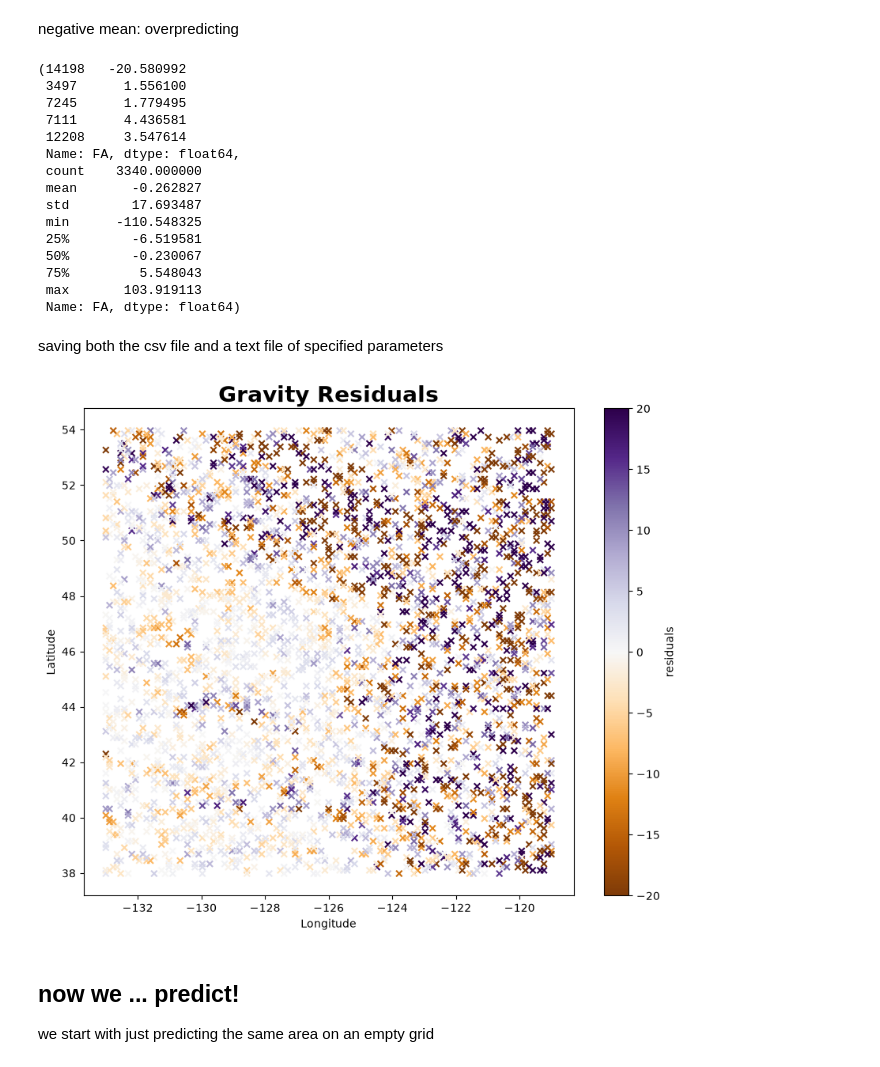
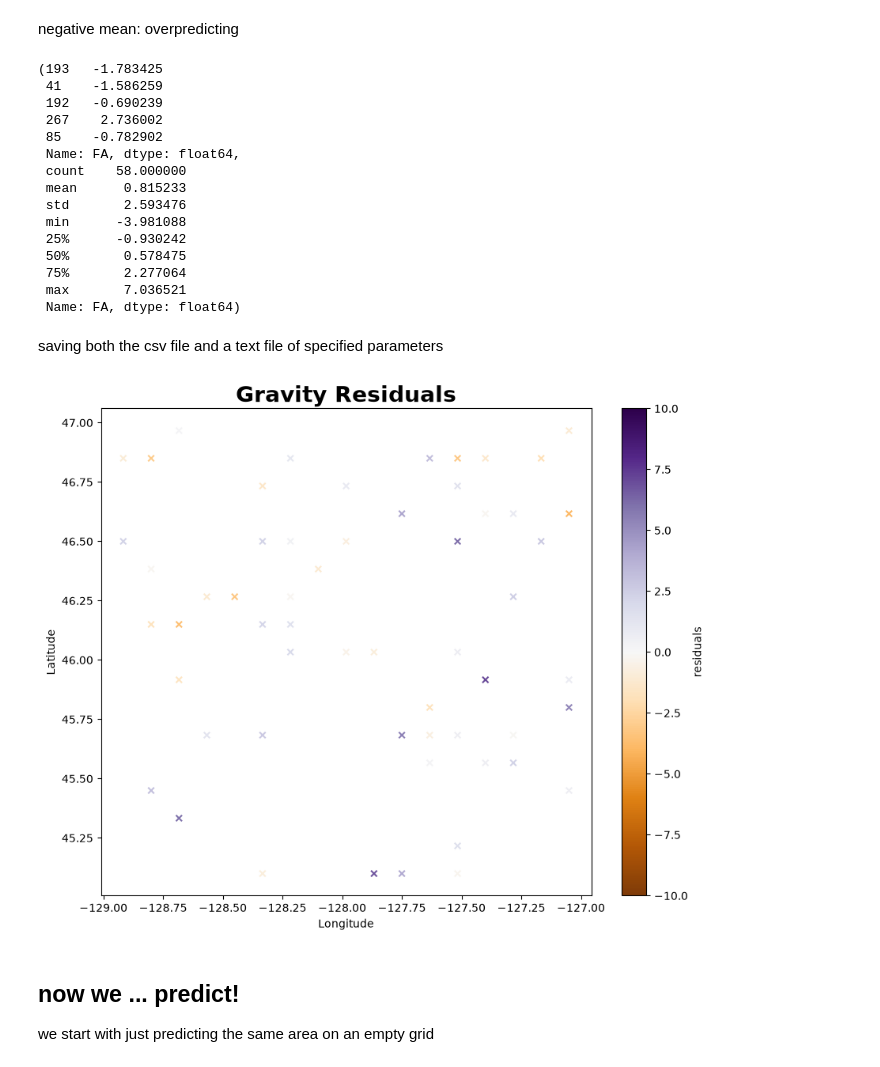
Before and after one commit to sydpas/gbdt_model, a Jupyter notebook: src/gravity_LOLAex.ipynb, the cells around one changed output. Saved outputs shown, nothing was run; the diff lists cells and outputs as text; code cells hidden in the pictures.

```diff
--- a/src/gravity_LOLAex.ipynb
+++ b/src/gravity_LOLAex.ipynb
@@ -10,7 +10,7 @@ from scipy.interpolate import griddata
 from sklearn.model_selection import train_test_split
 from sklearn.metrics import r2_score, root_mean_squared_error
 # %%
-df = pd.read_csv('..\\data\\lola_grav_age_q_z_bath.csv')
+df = pd.read_csv('..\\data\\filt_lola_grav_age_q_z_bath_srtm.csv')
 df.head()
 # %% [output]
 |  | long | lat | FA | age | q_ihfc | q_ps | q_stein | ps_z | stein_z | bathy |
@@ -48,7 +48,7 @@ y.head()
 Name: FA, dtype: float64
 # %%
 ts = 0.2
-rs = 17
+rs = 22
 
 x_train, x_test, y_train, y_test = train_test_split(x, y, test_size=ts, random_state = rs)
 # %%
@@ -118,12 +118,12 @@ params = {
     'learning_rate':lr,
     'num_leaves':nl,
     'min_data_in_leaf': mdil,
-    'verbose':1
+    'verbose':-1
 }
 # %% [markdown]
 testing nbr and lr, 500 has R^2 of 0.69 as of aug 14 2:59 pm
 
 nbr is total number of trees build in the model
 # %%
-nbr = 500
+nbr = 100
 model = lgb.train(params, train_data, valid_sets = [test_data], num_boost_round=nbr)
@@ -154,20 +161,20 @@ negative mean: overpredicting
 # %%
 residuals.head(), residuals.describe()
 # %% [output]
-(14198   -20.580992
- 3497      1.556100
- 7245      1.779495
- 7111      4.436581
- 12208     3.547614
+(193   -1.783425
+ 41    -1.586259
+ 192   -0.690239
+ 267    2.736002
+ 85    -0.782902
  Name: FA, dtype: float64,
- count    3340.000000
- mean       -0.262827
- std        17.693487
- min      -110.548325
- 25%        -6.519581
- 50%        -0.230067
- 75%         5.548043
- max       103.919113
+ count    58.000000
+ mean      0.815233
+ std       2.593476
+ min      -3.981088
+ 25%      -0.930242
+ 50%       0.578475
+ 75%       2.277064
+ max       7.036521
  Name: FA, dtype: float64)
 # %%
 # dfr = pd.DataFrame({
@@ -194,19 +201,19 @@ with open('..\\created_data\\tests\\sept11_lola_grav_params.txt', 'w') as f:
 # %%
 plt.figure(figsize=(10, 8))
 plt.scatter(x_test['long'], x_test['lat'], c=residuals, cmap='PuOr',
-            marker='x', s=30, vmin=-20, vmax=20)
+            marker='x', s=30, vmin=-10, vmax=10)
 plt.colorbar(label='residuals')
 plt.xlabel('Longitude')
 plt.ylabel('Latitude')
 plt.title('Gravity Residuals', fontdict={
     'fontsize':20,
     'fontweight':'bold'
 })
 
 plt.savefig('..\\figs\\grav\\sept11_lola_res_grav.png', dpi=400)
 plt.show()
 # %% [output]
-[figure, old version]
+[figure, new version]
 # %% [markdown]
 ## now we ... predict!
 
```
Also changed, not shown: parts of 24 cells of this notebook, 1 other file.
